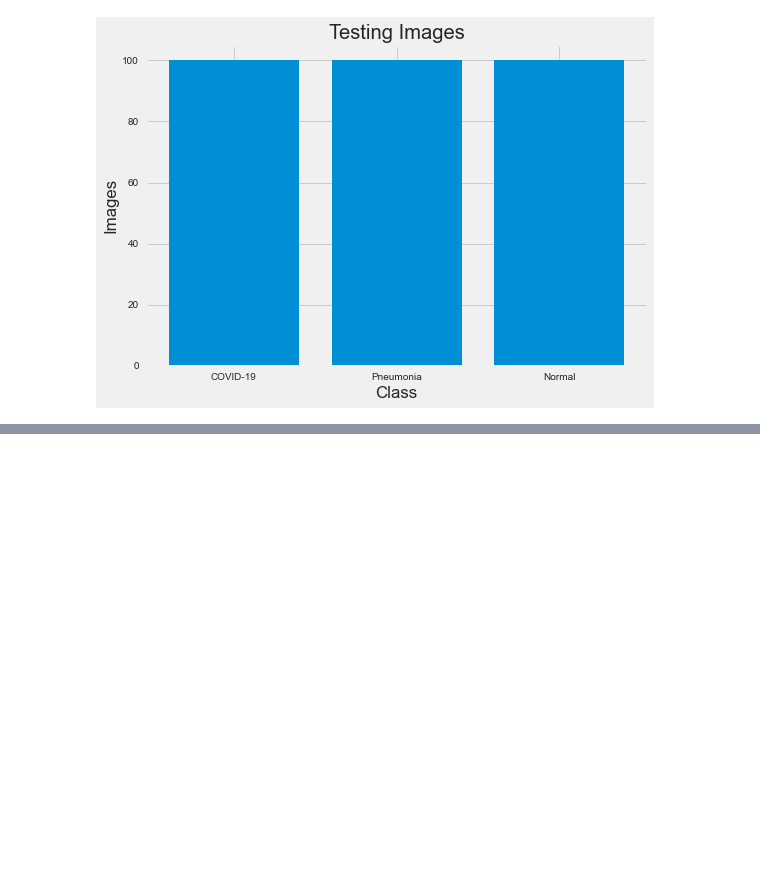
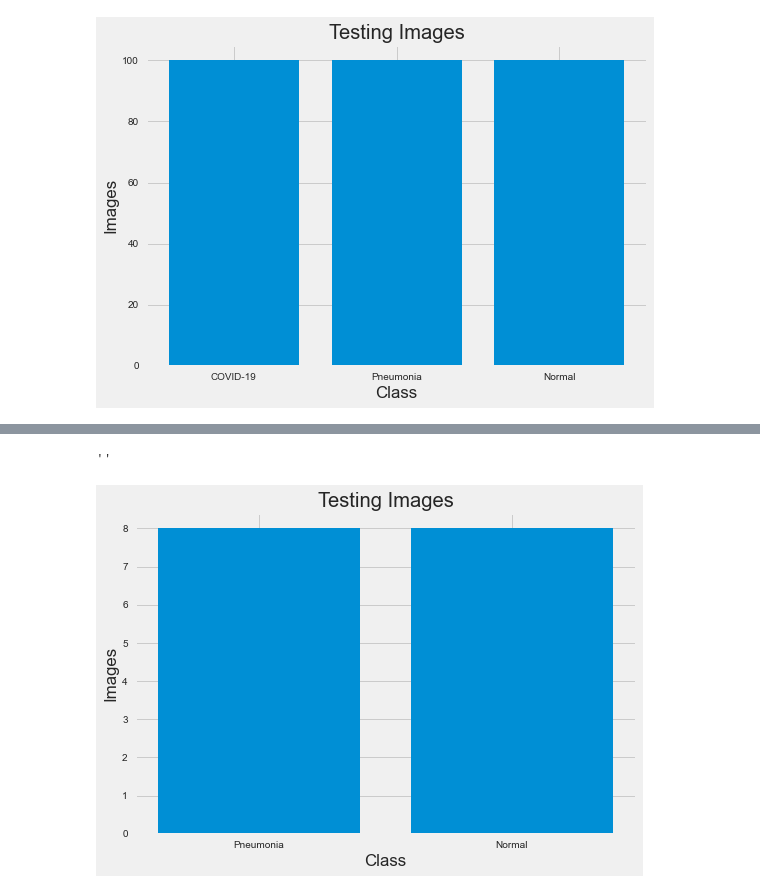
Before and after one commit to brentthayer1/x_ray_imaging, a Jupyter notebook: eda.ipynb, the cells around one changed output, grey strips where cells are left out. Cells and saved outputs as stored; diff of their text form; code cells hidden in the pictures; blank space fills up the shorter version.

```diff
--- a/eda.ipynb
+++ b/eda.ipynb
@@ -88,0 +105,6 @@ plt.savefig('images/testing_images.png')
+# %%
+category = 'PNEUMONIA'
+path = os.path.join(VAL_DATADIR, category)
+imgs = os.listdir(path)
+
+pneum_val_len = len(imgs)
@@ -88,0 +123,6 @@ plt.savefig('images/testing_images.png')
+# %%
+category = 'NORMAL'
+path = os.path.join(VAL_DATADIR, category)
+imgs = os.listdir(path)
+
+norm_val_len = len(imgs)
@@ -88,0 +171,10 @@ plt.savefig('images/testing_images.png')
+# %%
+plt.bar(X_val, y_val)
+plt.title('Testing Images')
+plt.xlabel('Class')
+plt.ylabel('Images')
+plt.savefig('images/testing_images.png')
+;
+# %% [output]
+''
+[figure, added]
```
Also changed, not shown: parts of 9 cells of this notebook, 33 other files.
